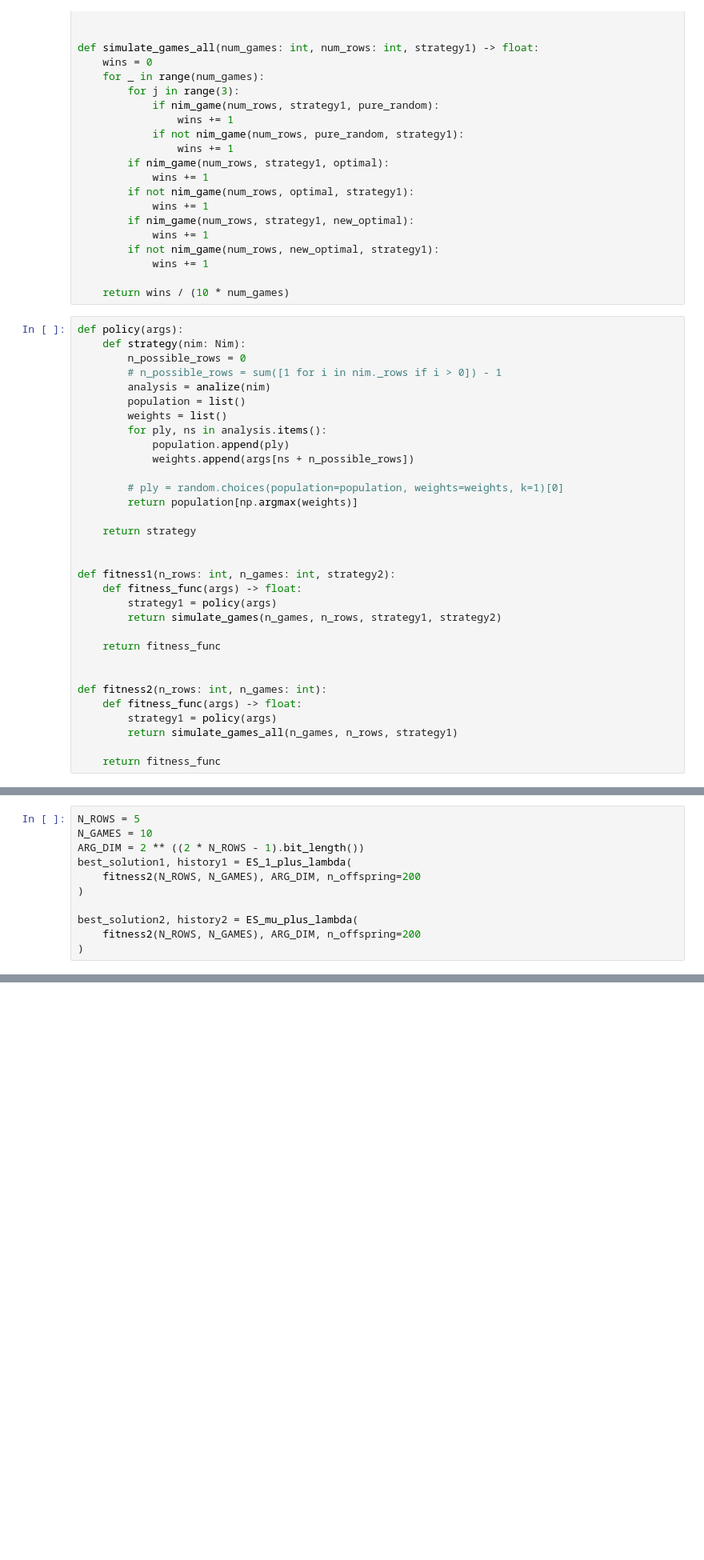
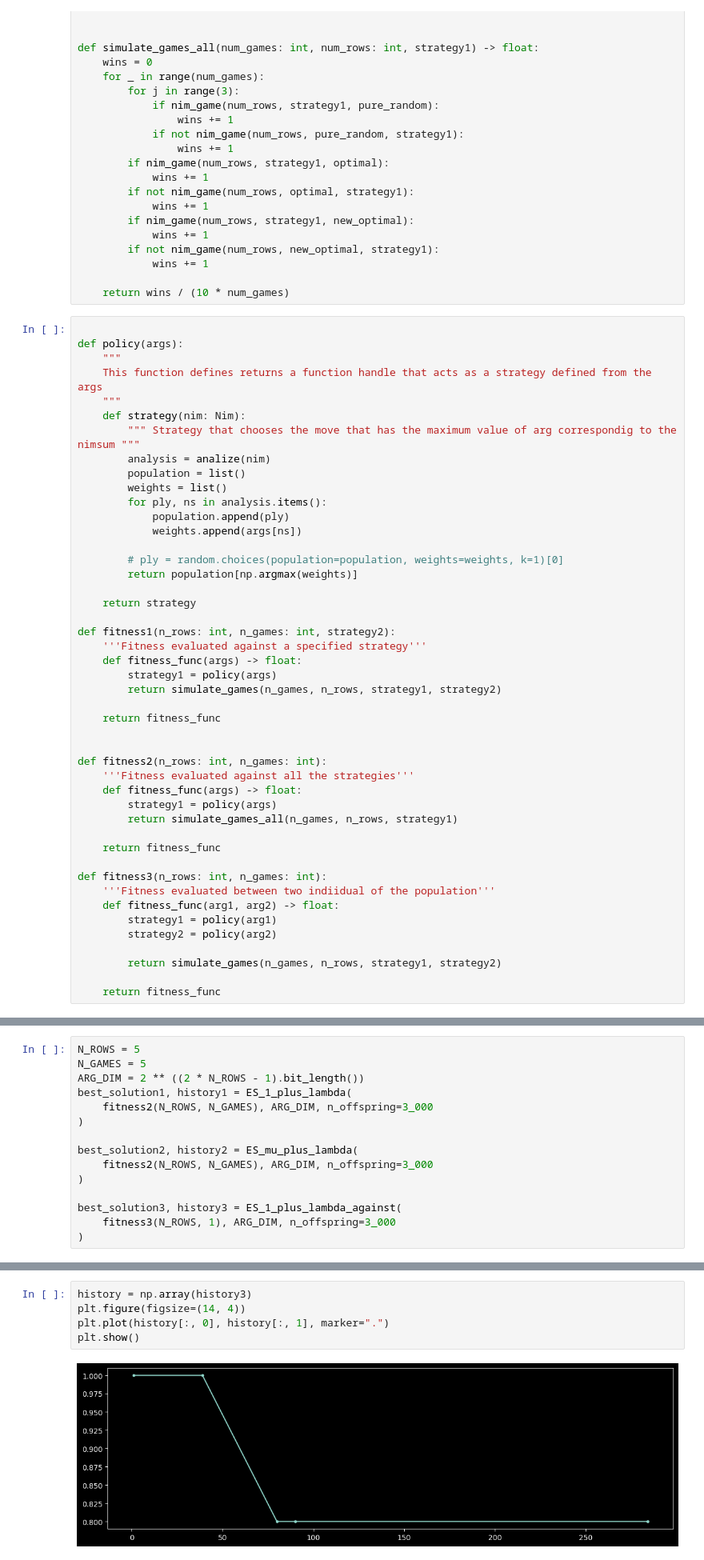
Before and after one commit to Edoxy/ComputationalIntelligence, a Jupyter notebook: Assignments/Lab_2_Nim/LAB2_mu+lambda.ipynb, the cells around one changed output, grey strips where cells are left out. Shown at 80% size. Saved outputs shown, nothing was run; the diff lists cells and outputs as text; blank space fills up the shorter version.

```diff
--- a/Assignments/Lab_2_Nim/LAB2_mu+lambda.ipynb
+++ b/Assignments/Lab_2_Nim/LAB2_mu+lambda.ipynb
@@ -125,24 +125,27 @@ def simulate_games_all(num_games: int, num_rows: int, strategy1) -> float:
 
     return wins / (10 * num_games)
 # %%
+
 def policy(args):
+    """
+    This function defines returns a function handle that acts as a strategy defined from the args
+    """
     def strategy(nim: Nim):
-        n_possible_rows = 0
-        # n_possible_rows = sum([1 for i in nim._rows if i > 0]) - 1
+        """ Strategy that chooses the move that has the maximum value of arg correspondig to the nimsum """
         analysis = analize(nim)
         population = list()
         weights = list()
         for ply, ns in analysis.items():
             population.append(ply)
-            weights.append(args[ns + n_possible_rows])
+            weights.append(args[ns])
 
         # ply = random.choices(population=population, weights=weights, k=1)[0]
         return population[np.argmax(weights)]
 
     return strategy
 
-
 def fitness1(n_rows: int, n_games: int, strategy2):
+    '''Fitness evaluated against a specified strategy'''
     def fitness_func(args) -> float:
         strategy1 = policy(args)
         return simulate_games(n_games, n_rows, strategy1, strategy2)
@@ -151,11 +154,22 @@ def fitness1(n_rows: int, n_games: int, strategy2):
 
 
 def fitness2(n_rows: int, n_games: int):
+    '''Fitness evaluated against all the strategies'''
     def fitness_func(args) -> float:
         strategy1 = policy(args)
         return simulate_games_all(n_games, n_rows, strategy1)
 
     return fitness_func
+
+def fitness3(n_rows: int, n_games: int):
+    '''Fitness evaluated between two indiidual of the population'''
+    def fitness_func(arg1, arg2) -> float:
+        strategy1 = policy(arg1)
+        strategy2 = policy(arg2)
+
+        return simulate_games(n_games, n_rows, strategy1, strategy2)
+
+    return fitness_func
 # %%
 def ES_1_plus_lambda(_function, N_DIM, n_offspring=1_000):
     λ = 25
@@ -226,13 +273,17 @@ def ES_mu_plus_lambda(_function, N_DIM, n_offspring=1_000):
     return population[0, 0:-1], history
 # %%
 N_ROWS = 5
-N_GAMES = 10
+N_GAMES = 5
 ARG_DIM = 2 ** ((2 * N_ROWS - 1).bit_length())
 best_solution1, history1 = ES_1_plus_lambda(
-    fitness2(N_ROWS, N_GAMES), ARG_DIM, n_offspring=200
+    fitness2(N_ROWS, N_GAMES), ARG_DIM, n_offspring=3_000
 )
 
 best_solution2, history2 = ES_mu_plus_lambda(
-    fitness2(N_ROWS, N_GAMES), ARG_DIM, n_offspring=200
+    fitness2(N_ROWS, N_GAMES), ARG_DIM, n_offspring=3_000
 )
+
+best_solution3, history3 = ES_1_plus_lambda_against(
+    fitness3(N_ROWS, 1), ARG_DIM, n_offspring=3_000
+)
 # %% [output]
@@ -320,0 +337,7 @@ NameError: name 'history' is not defined
+# %%
+history = np.array(history3)
+plt.figure(figsize=(14, 4))
+plt.plot(history[:, 0], history[:, 1], marker=".")
+plt.show()
+# %% [output]
+[figure, added]
```
Also changed, not shown: parts of 14 cells of this notebook.
